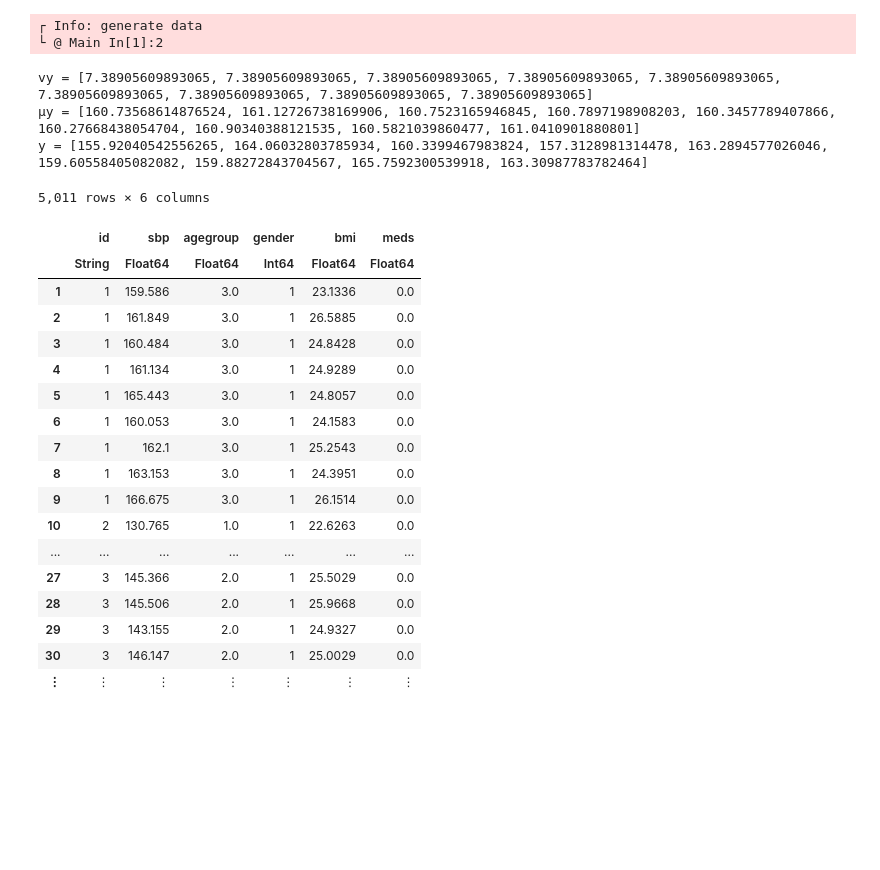
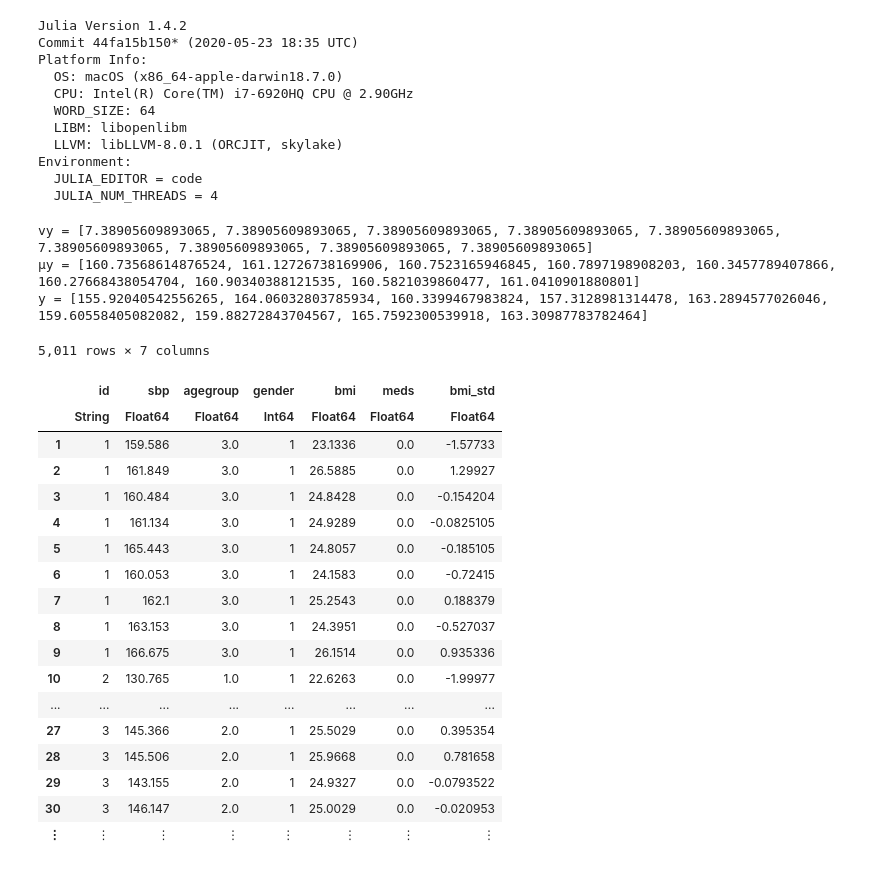
Before and after one commit to OpenMendel/WiSER.jl, a Jupyter notebook: data/simulate_example_data.ipynb, the cells around one changed output. Saved outputs shown, nothing was run; the diff lists cells and outputs as text; code cells hidden in the pictures; blank space fills up the shorter version.

```diff
--- a/data/simulate_example_data.ipynb
+++ b/data/simulate_example_data.ipynb
@@ -0,0 +5,14 @@
+# %%
+versioninfo()
+# %% [output]
+Julia Version 1.4.2
+Commit 44fa15b150* (2020-05-23 18:35 UTC)
+Platform Info:
+  OS: macOS (x86_64-apple-darwin18.7.0)
+  CPU: Intel(R) Core(TM) i7-6920HQ CPU @ 2.90GHz
+  WORD_SIZE: 64
+  LIBM: libopenlibm
+  LLVM: libLLVM-8.0.1 (ORCJIT, skylake)
+Environment:
+  JULIA_EDITOR = code
+  JULIA_NUM_THREADS = 4
@@ -1,6 +22,4 @@
 # %%
-using VarLMM, Random, LinearAlgebra, Distributions, DataFrames, CSV
-@info "generate data"
 Random.seed!(123)
 # dimensions
 m  = 500 # number of individuals
@@ -8,10 +27,10 @@ ns = rand(9:11, m) # numbers of observations per individual
 p  = 5    # number of fixed effects, including intercept
 q  = 2    # number of random effects, including intercept
 l  = 4    # number of WS variance covariates, including intercept
-obsvec = Vector{VarLmmObs{Float64}}(undef, m)
+obsvec = Vector{WSVarLmmObs{Float64}}(undef, m)
 # true parameter values
-βtrue = [100.0; 15.0; 10.0; 0.25; -10.0] #intercept, agegroup, #gender, #bmi, #meds
-τtrue = [-2.5; 1.5; -0.5; 0.0] #intercept, agegroup, meds, bmi
+βtrue = [100.0; 15.0; 10.0; 0.25; -10.0] # intercept, agegroup, #gender, #bmi, #meds
+τtrue = [-2.5; 1.5; -0.5; 0.0] # intercept, agegroup, meds, bmi
 Σγ    = Matrix(Diagonal([1.0; 0.0]))
 δγω   = [0.0; 0.0; zeros(q - 2) ./ 10]
 σω    = [0.0]
@@ -24,7 +43,7 @@ lω    = Lγω[q + 1, q + 1]
 γω = Vector{Float64}(undef, q + 1)
 z  = similar(γω) # hold vector of iid std normal
 df = DataFrame(id = String[], sbp = Float64[], agegroup = Float64[],
-    gender=Int64[], bmi = Float64[], meds = Float64[])
+    gender = Int64[], bmi = Float64[], meds = Float64[])
 for i in 1:m
     # first column intercept, remaining entries iid std normal
     X = Matrix{Float64}(undef, ns[i], p)
@@ -37,56 +56,56 @@ for i in 1:m
     @views fill!(X[:, 3], Int(gender))
     @views copyto!(X[:, 4], bmi)
     @views fill!(X[:, 5], meds)
     # first column intercept, remaining entries iid std normal
     Z = Matrix{Float64}(undef, ns[i], q)
     Z[:, 1] .= 1
     @views copyto!(Z[:, 2], X[:, 4]) #bmi
     # first column intercept, remaining entries iid std normal
     W = Matrix{Float64}(undef, ns[i], l)
     W[:, 1] .= 1
     @views copyto!(W[:, 2], X[:, 2]) #agegroup
     @views copyto!(W[:, 3], X[:, 5]) #meds
     @views copyto!(W[:, 4], X[:, 4]) #bmi
     # generate random effects: γω = Lγω * z
     mul!(γω, Lγω, Distributions.rand!(Normal(), z))
     # generate y
     μy = X * βtrue + Z * γω[1:q]
     @views vy = exp.(W * τtrue .+ dot(γω[1:q], lγω) .+ γω[end])
     y = rand(MvNormal(μy, Diagonal(vy)))
-        if i == 8
+    if i == 8
         @show vy
         @show μy
         @show y
     end
     id = fill(string(i), ns[i])
     tempdf = DataFrame([id y X[:, 2:p]])
     rename!(tempdf, [:id, :sbp, :agegroup, :gender, :bmi, :meds])
-    # form a VarLmmObs instance
+    # form a WSVarLmmObs instance
     append!(df, tempdf)
 end
 rename!(df, [:id, :sbp, :agegroup, :gender, :bmi, :meds])
+df[!, :bmi_std] = zscore(df[!, :bmi])
+df
 # %% [output]
-┌ Info: generate data
-└ @ Main In[1]:2
+vy = [7.38905609893065, 7.38905609893065, 7.38905609893065, 7.38905609893065, 7.38905609893065, 7.38905609893065, 7.38905609893065, 7.38905609893065, 7.38905609893065]
+μy = [160.73568614876524, 161.12726738169906, 160.7523165946845, 160.7897198908203, 160.3457789407866, 160.27668438054704, 160.90340388121535, 160.5821039860477, 161.0410901880801]
+y = [155.92040542556265, 164.06032803785934, 160.3399467983824, 157.3128981314478, 163.2894577026046, 159.60558405082082, 159.88272843704567, 165.7592300539918, 163.30987783782464]
-vy = [7.38905609893065, 7.38905609893065, 7.38905609893065, 7.38905609893065, 7.38905609893065, 7.38905609893065, 7.38905609893065, 7.38905609893065, 7.38905609893065]
-μy = [160.73568614876524, 161.12726738169906, 160.7523165946845, 160.7897198908203, 160.3457789407866, 160.27668438054704, 160.90340388121535, 160.5821039860477, 161.0410901880801]
-y = [155.92040542556265, 164.06032803785934, 160.3399467983824, 157.3128981314478, 163.2894577026046, 159.60558405082082, 159.88272843704567, 165.7592300539918, 163.30987783782464]
+5,011 rows × 7 columns
-5,011 rows × 6 columns
-|  | id | sbp | agegroup | gender | bmi | meds |
-|  | String | Float64 | Float64 | Int64 | Float64 | Float64 |
-| 1 | 1 | 159.586 | 3.0 | 1 | 23.1336 | 0.0 |
-| 2 | 1 | 161.849 | 3.0 | 1 | 26.5885 | 0.0 |
-| 3 | 1 | 160.484 | 3.0 | 1 | 24.8428 | 0.0 |
-| 4 | 1 | 161.134 | 3.0 | 1 | 24.9289 | 0.0 |
-| 5 | 1 | 165.443 | 3.0 | 1 | 24.8057 | 0.0 |
-| 6 | 1 | 160.053 | 3.0 | 1 | 24.1583 | 0.0 |
-| 7 | 1 | 162.1 | 3.0 | 1 | 25.2543 | 0.0 |
-| 8 | 1 | 163.153 | 3.0 | 1 | 24.3951 | 0.0 |
-| 9 | 1 | 166.675 | 3.0 | 1 | 26.1514 | 0.0 |
-| 10 | 2 | 130.765 | 1.0 | 1 | 22.6263 | 0.0 |
-| ... | ... | ... | ... | ... | ... | ... |
-| 27 | 3 | 145.366 | 2.0 | 1 | 25.5029 | 0.0 |
-| 28 | 3 | 145.506 | 2.0 | 1 | 25.9668 | 0.0 |
-| 29 | 3 | 143.155 | 2.0 | 1 | 24.9327 | 0.0 |
-| 30 | 3 | 146.147 | 2.0 | 1 | 25.0029 | 0.0 |
-| ⋮ | ⋮ | ⋮ | ⋮ | ⋮ | ⋮ | ⋮ |
+|  | id | sbp | agegroup | gender | bmi | meds | bmi_std |
+|  | String | Float64 | Float64 | Int64 | Float64 | Float64 | Float64 |
+| 1 | 1 | 159.586 | 3.0 | 1 | 23.1336 | 0.0 | -1.57733 |
+| 2 | 1 | 161.849 | 3.0 | 1 | 26.5885 | 0.0 | 1.29927 |
+| 3 | 1 | 160.484 | 3.0 | 1 | 24.8428 | 0.0 | -0.154204 |
+| 4 | 1 | 161.134 | 3.0 | 1 | 24.9289 | 0.0 | -0.0825105 |
+| 5 | 1 | 165.443 | 3.0 | 1 | 24.8057 | 0.0 | -0.185105 |
+| 6 | 1 | 160.053 | 3.0 | 1 | 24.1583 | 0.0 | -0.72415 |
+| 7 | 1 | 162.1 | 3.0 | 1 | 25.2543 | 0.0 | 0.188379 |
+| 8 | 1 | 163.153 | 3.0 | 1 | 24.3951 | 0.0 | -0.527037 |
+| 9 | 1 | 166.675 | 3.0 | 1 | 26.1514 | 0.0 | 0.935336 |
+| 10 | 2 | 130.765 | 1.0 | 1 | 22.6263 | 0.0 | -1.99977 |
+| ... | ... | ... | ... | ... | ... | ... | ... |
+| 27 | 3 | 145.366 | 2.0 | 1 | 25.5029 | 0.0 | 0.395354 |
+| 28 | 3 | 145.506 | 2.0 | 1 | 25.9668 | 0.0 | 0.781658 |
+| 29 | 3 | 143.155 | 2.0 | 1 | 24.9327 | 0.0 | -0.0793522 |
+| 30 | 3 | 146.147 | 2.0 | 1 | 25.0029 | 0.0 | -0.020953 |
+| ⋮ | ⋮ | ⋮ | ⋮ | ⋮ | ⋮ | ⋮ | ⋮ |
```
Also changed, not shown: parts of 10 cells of this notebook, 5 other files.
